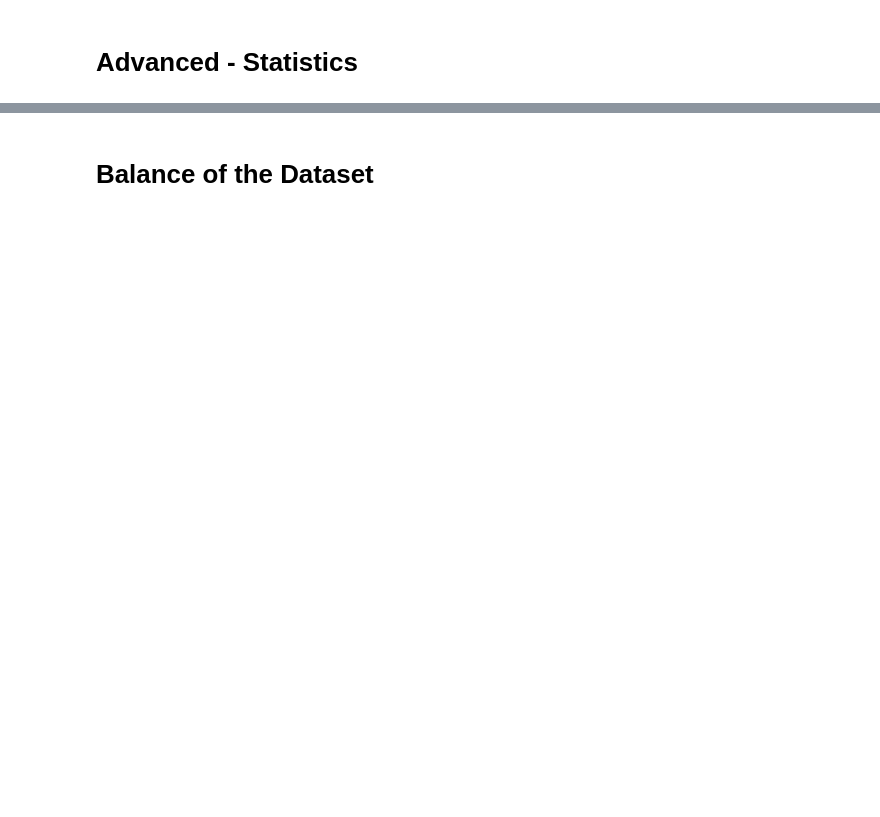
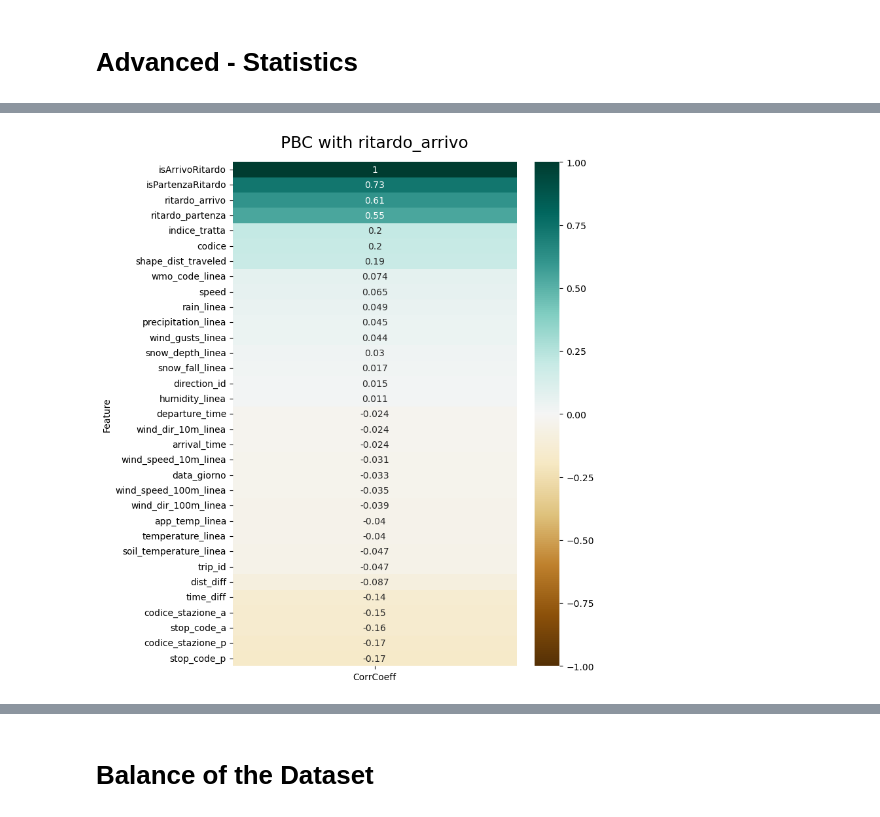
Before and after one commit to gianlucarea/weather-delay, a Jupyter notebook: code/02-data_analytics.ipynb, the cells around one changed output, grey strips where cells are left out. Saved outputs shown, nothing was run; the diff lists cells and outputs as text; code cells hidden in the pictures; blank space fills up the shorter version.

```diff
--- a/code/02-data_analytics.ipynb
+++ b/code/02-data_analytics.ipynb
@@ -40,8 +40,7 @@ for index,row in main_dataset.iterrows():
         main_dataset.loc[index,'isPartenzaRitardo'] = 0
 # %%
 #Drop Columns
-main_dataset = main_dataset.drop(['ritardo_arrivo',
-                                 ], axis=1)
+#main_dataset = main_dataset.drop(['ritardo_arrivo'], axis=1)
 # %% [markdown]
 # Basic - Statistics
 # %%
@@ -214,0 +240,4 @@ pbc_corr
+# %%
+main_dataset = main_dataset.round({'speed':0,'temperature_linea':0,'wind_dir_10m_linea':0,'soil_temperature_linea':0 ,
+                                  'wind_gusts_linea':0, 'wind_dir_100m_linea':0 ,'wind_speed_100m_linea':0,
+                                  'wind_speed_10m_linea':0, 'wmo_code_linea':0 , 'humidity_linea':0})
@@ -214,0 +287,36 @@ pbc_corr
+# %%
+# Point Biserial Correlation
+# encode categorical data into numeric values
+labelEncoder = LabelEncoder()
+main_dataset["trip_id"] = labelEncoder.fit_transform(main_dataset["trip_id"])
+main_dataset["codice_stazione_p"] = labelEncoder.fit_transform(main_dataset["codice_stazione_p"])
+main_dataset["codice_stazione_a"] = labelEncoder.fit_transform(main_dataset["codice_stazione_a"])
+
+# get continuous and dichotomous data
+categorical = ['trip_id','arrival_time','departure_time','codice_stazione_p',
+               'codice_stazione_a','indice_tratta','shape_dist_traveled','time_diff',
+               'speed','dist_diff','codice','direction_id','data_giorno','stop_code_p',
+               'stop_code_a','ritardo_partenza','ritardo_arrivo','temperature_linea',
+               'app_temp_linea','rain_linea','snow_fall_linea','snow_depth_linea','humidity_linea',
+               'precipitation_linea','wmo_code_linea','wind_speed_10m_linea','wind_speed_100m_linea',
+               'wind_dir_10m_linea','wind_dir_100m_linea','wind_gusts_linea','soil_temperature_linea',
+               'isArrivoRitardo','isPartenzaRitardo'
+              ]
+numeric = ['trip_id','arrival_time','departure_time','codice_stazione_p',
+           'codice_stazione_a','indice_tratta','shape_dist_traveled','time_diff',
+           'speed','dist_diff','codice','direction_id','data_giorno','stop_code_p',
+           'stop_code_a','ritardo_partenza','ritardo_arrivo','temperature_linea',
+           'app_temp_linea','rain_linea','snow_fall_linea','snow_depth_linea','humidity_linea',
+           'precipitation_linea','wmo_code_linea','wind_speed_10m_linea','wind_speed_100m_linea',
+           'wind_dir_10m_linea','wind_dir_100m_linea','wind_gusts_linea','soil_temperature_linea',
+           'isArrivoRitardo','isPartenzaRitardo']
+target = main_dataset["isArrivoRitardo"]
+
+# pbc of first question
+pbc = list()
+for col in numeric:
+    ans = pointbiserialr(main_dataset[col], target)
+    pbc.append([col, ans[0], ans[1]])
+
+pbc_corr = pd.DataFrame(pbc, columns=["Feature", "CorrCoeff", "pValue"]).sort_values(by="CorrCoeff", ascending=False).reset_index(drop=True)
+pbc_corr
@@ -215,11 +341,13 @@ pbc_corr
 # %%
 # Point biserial correlation
 
-plt.figure(figsize=(7, 15))
+plt.figure(figsize=(7, 10))
 pbc_corr = pbc_corr.set_index("Feature")
 heatmap = sns.heatmap(pbc_corr[["CorrCoeff"]].sort_values(by="CorrCoeff", ascending=False), vmin=-1, vmax=1, annot=True, cmap="BrBG")
 heatmap.set_title("PBC with ritardo_arrivo", fontdict={"fontsize":18}, pad=16);
 plt.savefig("../images/data_analytics_images/pointbiserial_correlation.png")
 del pbc_corr
+# %% [output]
+[figure, added]
 # %%
 # Spearman correlation
```
Also changed, not shown: parts of 26 cells of this notebook, 9 other files.
